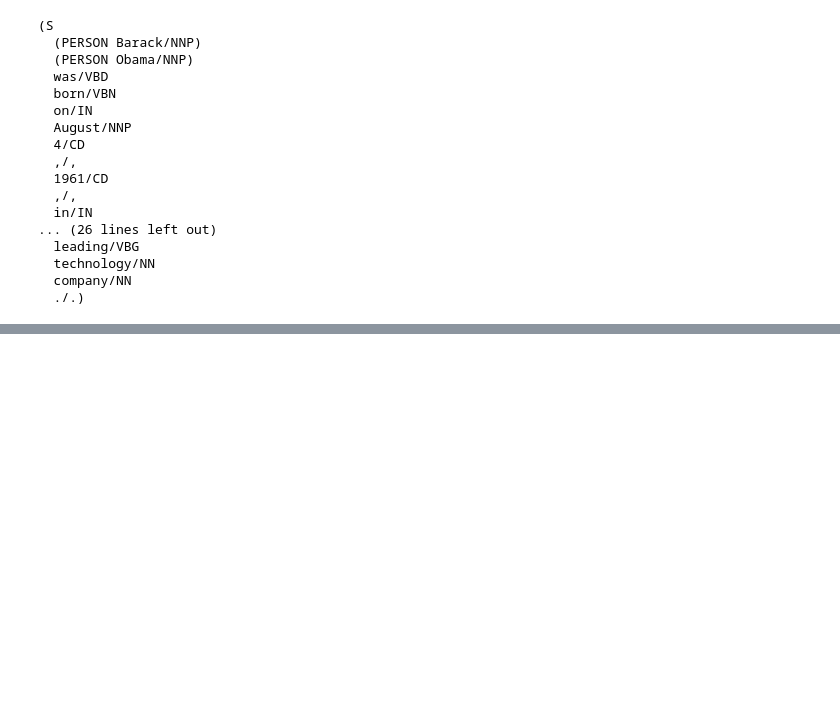
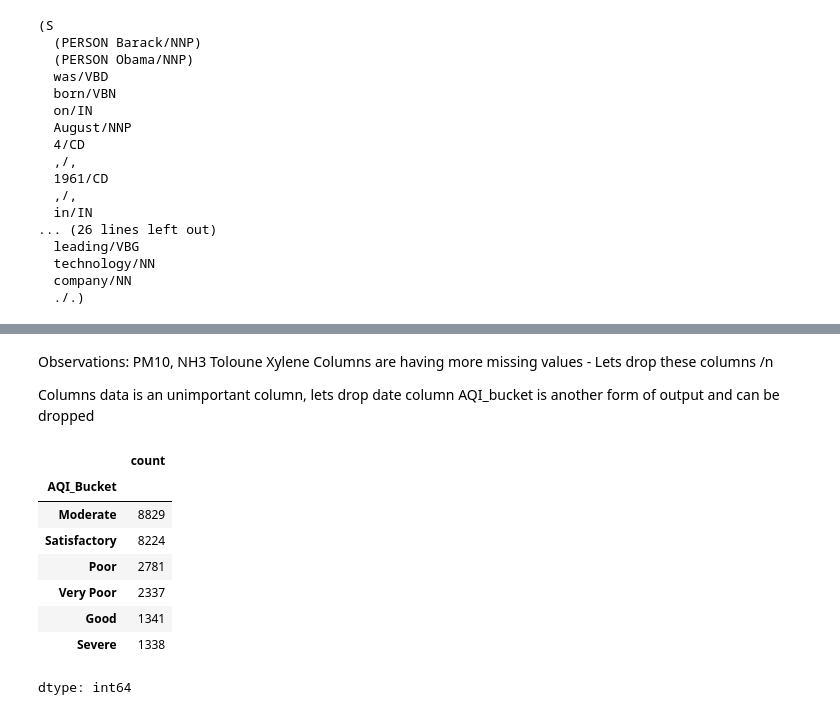
Before and after one commit to vvelvadapu9/DemoAIProj, a Jupyter notebook: WordEmbedding1.ipynb, the cells around one changed output, grey strips where cells are left out. Saved outputs shown, nothing was run; the diff lists cells and outputs as text; code cells hidden in the pictures; blank space fills up the shorter version.

```diff
--- a/WordEmbedding1.ipynb
+++ b/WordEmbedding1.ipynb
@@ -194,0 +278,18 @@ print(ner)
+# %% [markdown]
+Observations:
+PM10, NH3 Toloune Xylene Columns are having more missing values - Lets drop these columns /n
+
+Columns data is an unimportant column, lets drop date column
+AQI_bucket is another form of output and can be dropped
+# %%
+df['AQI_Bucket'].value_counts()
+# %% [output]
+|  | count |
+| AQI_Bucket |  |
+| Moderate | 8829 |
+| Satisfactory | 8224 |
+| Poor | 2781 |
+| Very Poor | 2337 |
+| Good | 1341 |
+| Severe | 1338 |
+dtype: int64
```
Also changed, not shown: parts of 9 cells of this notebook.
